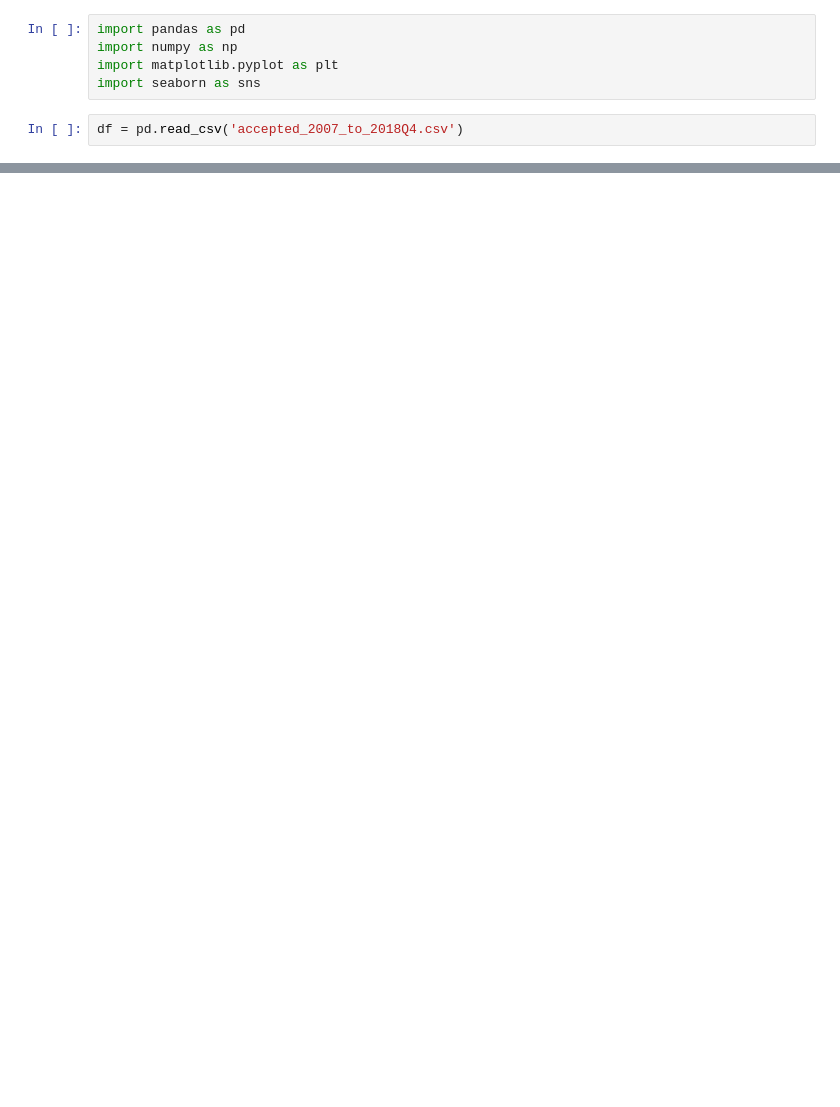
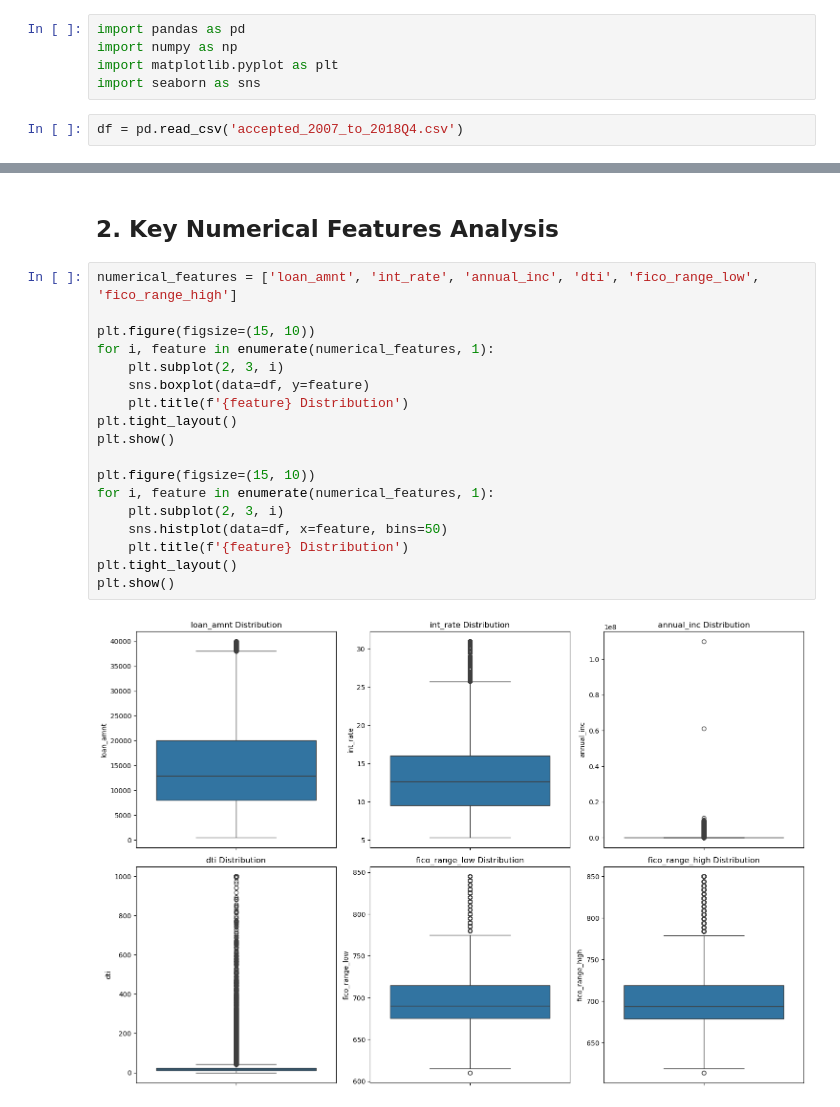
Before and after one commit to pranavrao10/aura-xai-finrisk-llm, a Jupyter notebook: EDA.ipynb, the cells around one changed output, grey strips where cells are left out. Cells and saved outputs as stored; diff of their text form; blank space fills up the shorter version.

```diff
--- a/EDA.ipynb
+++ b/EDA.ipynb
@@ -34,0 +19,22 @@ Name: count, dtype: int64
+# %% [markdown]
+## 2. Key Numerical Features Analysis
+# %%
+numerical_features = ['loan_amnt', 'int_rate', 'annual_inc', 'dti', 'fico_range_low', 'fico_range_high']
+
+plt.figure(figsize=(15, 10))
+for i, feature in enumerate(numerical_features, 1):
+    plt.subplot(2, 3, i)
+    sns.boxplot(data=df, y=feature)
+    plt.title(f'{feature} Distribution')
+plt.tight_layout()
+plt.show()
+
+plt.figure(figsize=(15, 10))
+for i, feature in enumerate(numerical_features, 1):
+    plt.subplot(2, 3, i)
+    sns.histplot(data=df, x=feature, bins=50)
+    plt.title(f'{feature} Distribution')
+plt.tight_layout()
+plt.show()
+# %% [output]
+[figure, added]
```
Also changed, not shown: parts of 12 cells of this notebook.
